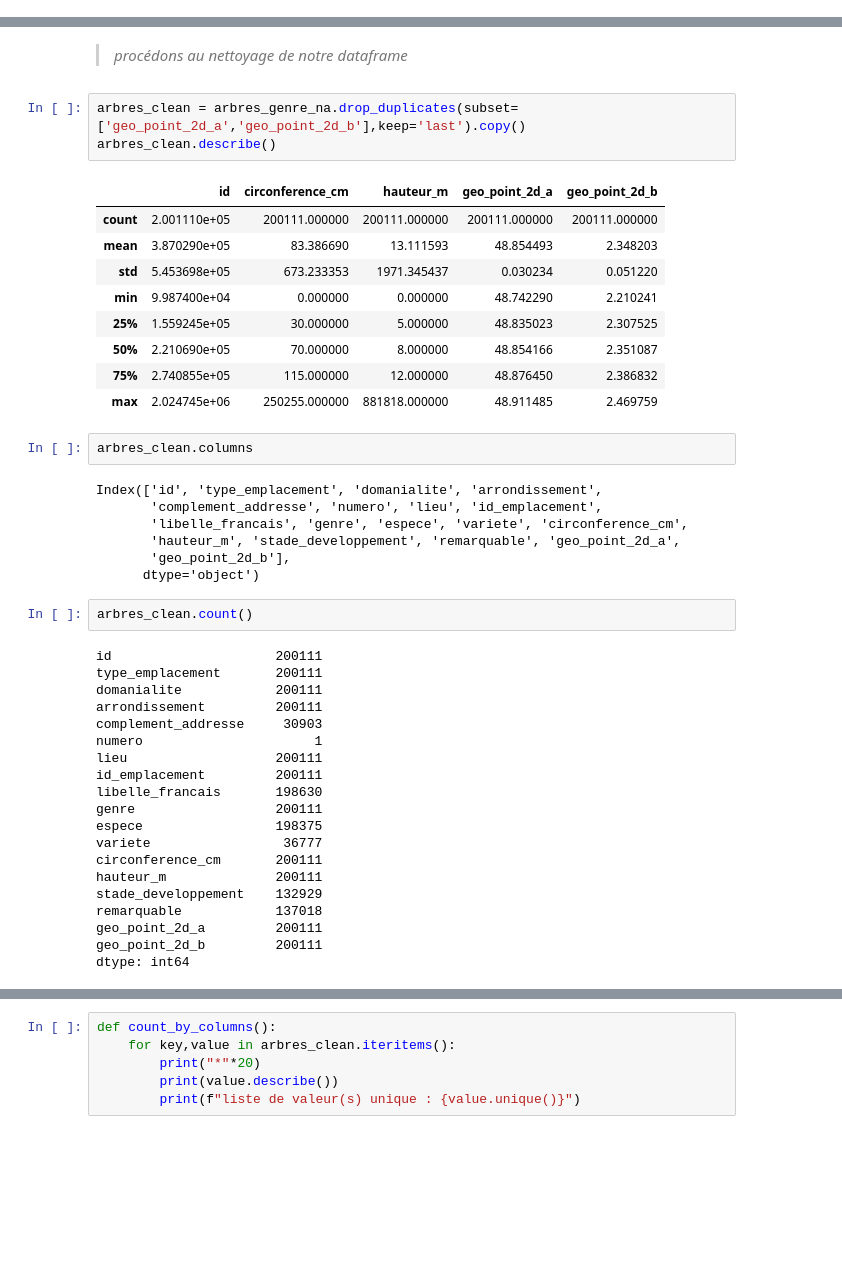
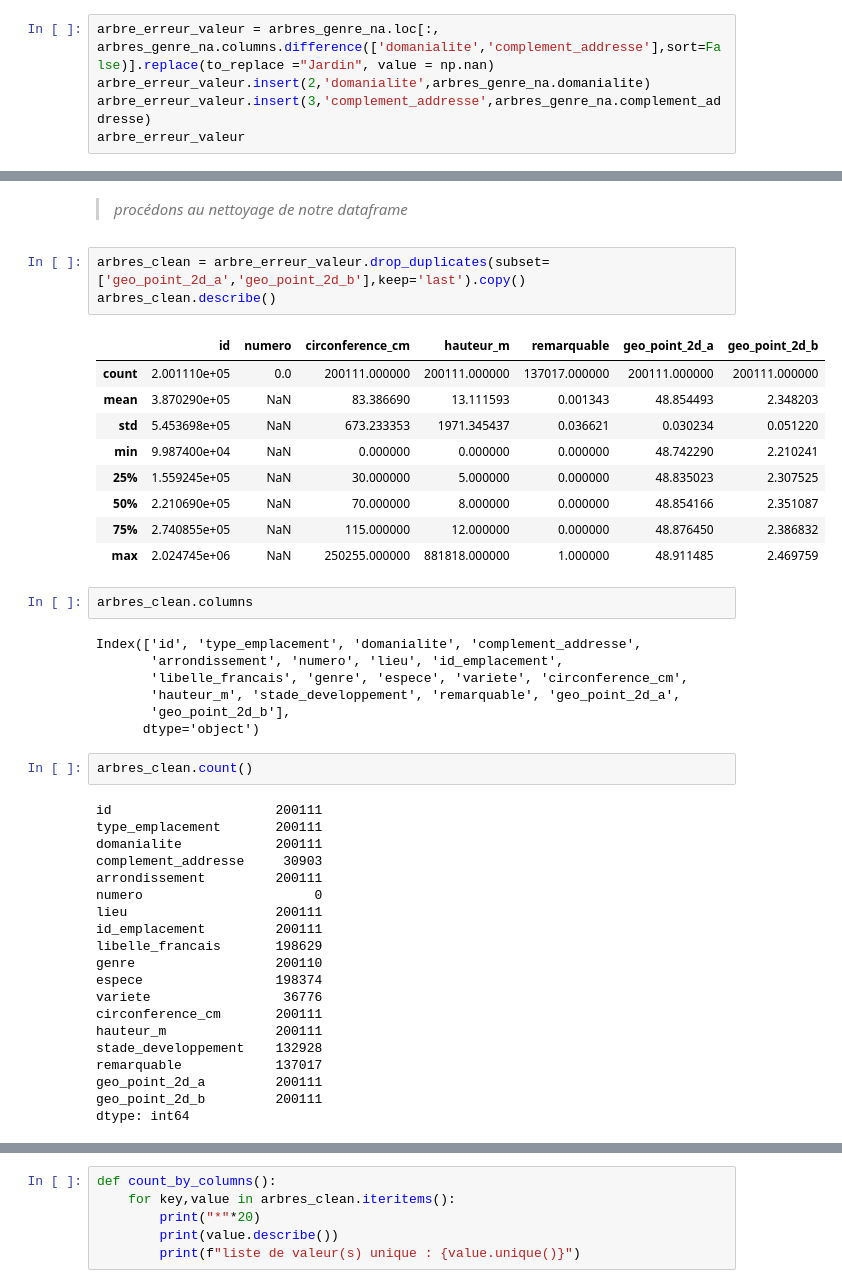
Before and after one commit to dicesare/Decrivez_et_nettoyez_votre_jeu_de_donnees, a Jupyter notebook: P2_01_notebook.ipynb, the cells around one changed output, grey strips where cells are left out. Cells and saved outputs as stored; diff of their text form; blank space fills up the shorter version.

```diff
--- a/P2_01_notebook.ipynb
+++ b/P2_01_notebook.ipynb
@@ -242,0 +258,5 @@ dtype: int64
+# %%
+arbre_erreur_valeur = arbres_genre_na.loc[:, arbres_genre_na.columns.difference(['domanialite','complement_addresse'],sort=False)].replace(to_replace ="Jardin", value = np.nan)
+arbre_erreur_valeur.insert(2,'domanialite',arbres_genre_na.domanialite)
+arbre_erreur_valeur.insert(3,'complement_addresse',arbres_genre_na.complement_addresse)
+arbre_erreur_valeur
@@ -282,23 +316,23 @@ arbres_genre_na[coordonnees_dupliquees]
 # %% [markdown]
 > *procédons au nettoyage de notre dataframe*
 # %%
-arbres_clean = arbres_genre_na.drop_duplicates(subset=['geo_point_2d_a','geo_point_2d_b'],keep='last').copy()
+arbres_clean = arbre_erreur_valeur.drop_duplicates(subset=['geo_point_2d_a','geo_point_2d_b'],keep='last').copy()
 arbres_clean.describe()
 # %% [output]
-|  | id | circonference_cm | hauteur_m | geo_point_2d_a | geo_point_2d_b |
-| count | 2.001110e+05 | 200111.000000 | 200111.000000 | 200111.000000 | 200111.000000 |
-| mean | 3.870290e+05 | 83.386690 | 13.111593 | 48.854493 | 2.348203 |
-| std | 5.453698e+05 | 673.233353 | 1971.345437 | 0.030234 | 0.051220 |
-| min | 9.987400e+04 | 0.000000 | 0.000000 | 48.742290 | 2.210241 |
-| 25% | 1.559245e+05 | 30.000000 | 5.000000 | 48.835023 | 2.307525 |
-| 50% | 2.210690e+05 | 70.000000 | 8.000000 | 48.854166 | 2.351087 |
-| 75% | 2.740855e+05 | 115.000000 | 12.000000 | 48.876450 | 2.386832 |
-| max | 2.024745e+06 | 250255.000000 | 881818.000000 | 48.911485 | 2.469759 |
+|  | id | numero | circonference_cm | hauteur_m | remarquable | geo_point_2d_a | geo_point_2d_b |
+| count | 2.001110e+05 | 0.0 | 200111.000000 | 200111.000000 | 137017.000000 | 200111.000000 | 200111.000000 |
+| mean | 3.870290e+05 | NaN | 83.386690 | 13.111593 | 0.001343 | 48.854493 | 2.348203 |
+| std | 5.453698e+05 | NaN | 673.233353 | 1971.345437 | 0.036621 | 0.030234 | 0.051220 |
+| min | 9.987400e+04 | NaN | 0.000000 | 0.000000 | 0.000000 | 48.742290 | 2.210241 |
+| 25% | 1.559245e+05 | NaN | 30.000000 | 5.000000 | 0.000000 | 48.835023 | 2.307525 |
+| 50% | 2.210690e+05 | NaN | 70.000000 | 8.000000 | 0.000000 | 48.854166 | 2.351087 |
+| 75% | 2.740855e+05 | NaN | 115.000000 | 12.000000 | 0.000000 | 48.876450 | 2.386832 |
+| max | 2.024745e+06 | NaN | 250255.000000 | 881818.000000 | 1.000000 | 48.911485 | 2.469759 |
 # %%
 arbres_clean.columns
 # %% [output]
-Index(['id', 'type_emplacement', 'domanialite', 'arrondissement',
-       'complement_addresse', 'numero', 'lieu', 'id_emplacement',
+Index(['id', 'type_emplacement', 'domanialite', 'complement_addresse',
+       'arrondissement', 'numero', 'lieu', 'id_emplacement',
        'libelle_francais', 'genre', 'espece', 'variete', 'circonference_cm',
        'hauteur_m', 'stade_developpement', 'remarquable', 'geo_point_2d_a',
        'geo_point_2d_b'],
@@ -309,19 +343,19 @@ arbres_clean.count()
 id                     200111
 type_emplacement       200111
 domanialite            200111
+complement_addresse     30903
 arrondissement         200111
-complement_addresse     30903
-numero                      1
+numero                      0
 lieu                   200111
 id_emplacement         200111
-libelle_francais       198630
-genre                  200111
-espece                 198375
-variete                 36777
+libelle_francais       198629
+genre                  200110
+espece                 198374
+variete                 36776
 circonference_cm       200111
 hauteur_m              200111
-stade_developpement    132929
-remarquable            137018
+stade_developpement    132928
+remarquable            137017
 geo_point_2d_a         200111
 geo_point_2d_b         200111
 dtype: int64
```
Also changed, not shown: parts of 12 cells of this notebook, 1 other file.
